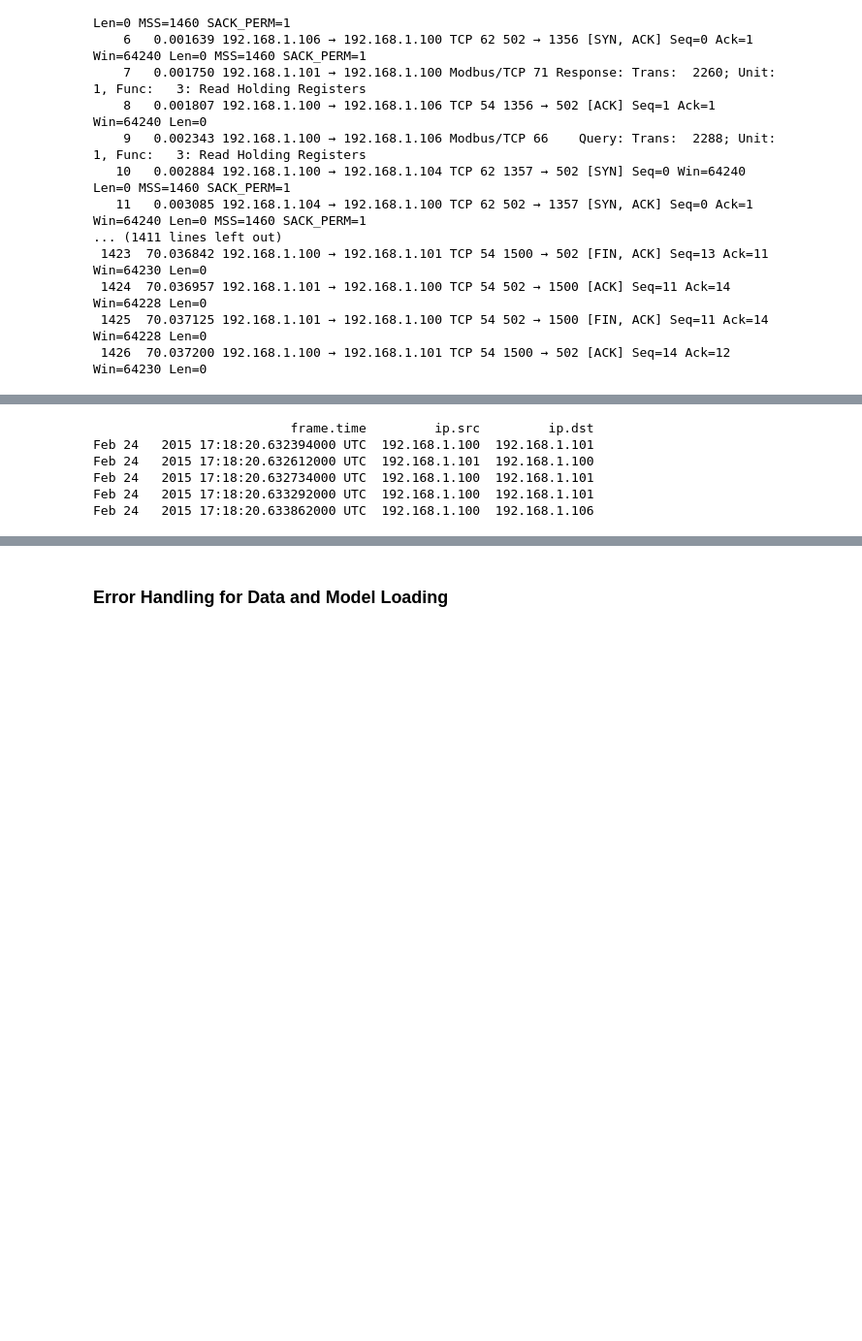
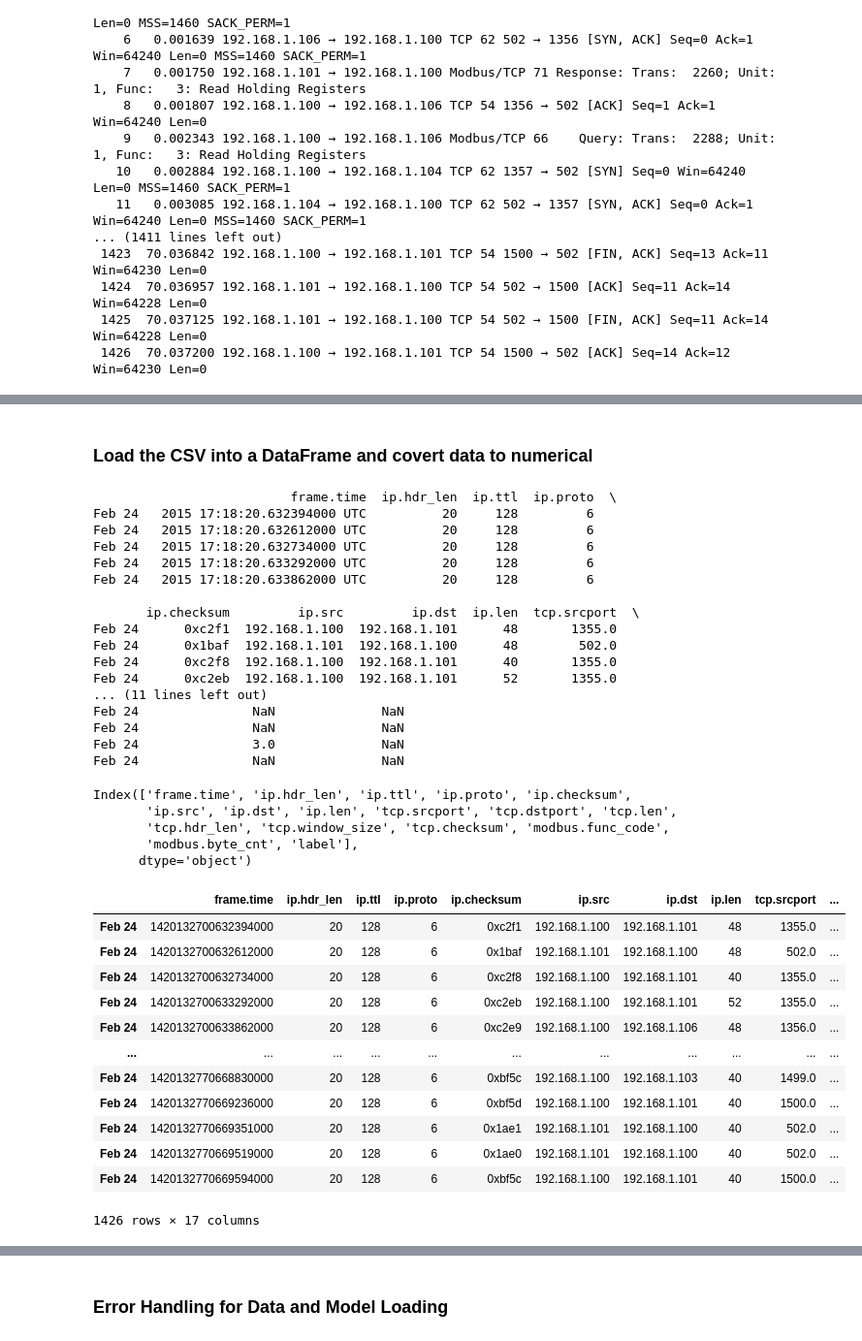
Before and after one commit to abudeeb/Modbus_xNIDS, a Jupyter notebook: IDS_training_and_preprocessing.ipynb, the cells around one changed output, grey strips where cells are left out. Shown at 97% size. Drawn from its saved outputs; the diff is of its cells as text; code cells hidden in the pictures; blank space fills up the shorter version.

```diff
--- a/IDS_training_and_preprocessing.ipynb
+++ b/IDS_training_and_preprocessing.ipynb
@@ -84,16 +71,54 @@ Feb 24, 2015 17:19:30.669594000 UTC,192.168.1.100,192.168.1.101
+# %% [markdown]
+### Load the CSV into a DataFrame and covert data to numerical
 # %%
 import pandas as pd
 # Loading the Data into Python
 try:
     # Attempt to load data
     df = pd.read_csv('modbus_data.csv')
     print(df.head())
 except pd.errors.EmptyDataError:
     print("No data found in the CSV. Verify that tshark extracted data correctly.")
+
+# Convert the timestamp column to datetime format
+df['frame.time'] = pd.to_numeric(pd.to_datetime(df['frame.time'], errors='coerce'))
+df1 = pd.read_csv('/content/CnC_uploading_exe_modbus_6RTU_with_operate_labeled.csv',sep=';',index_col=0,header=None,names=['labels'])
+df['label'] = df1['labels'].to_list()
+print(df.columns)
+df
 # %% [output]
-                          frame.time         ip.src         ip.dst
-Feb 24   2015 17:18:20.632394000 UTC  192.168.1.100  192.168.1.101
-Feb 24   2015 17:18:20.632612000 UTC  192.168.1.101  192.168.1.100
-Feb 24   2015 17:18:20.632734000 UTC  192.168.1.100  192.168.1.101
-Feb 24   2015 17:18:20.633292000 UTC  192.168.1.100  192.168.1.101
-Feb 24   2015 17:18:20.633862000 UTC  192.168.1.100  192.168.1.106
+                          frame.time  ip.hdr_len  ip.ttl  ip.proto  \
+Feb 24   2015 17:18:20.632394000 UTC          20     128         6
+Feb 24   2015 17:18:20.632612000 UTC          20     128         6
+Feb 24   2015 17:18:20.632734000 UTC          20     128         6
+Feb 24   2015 17:18:20.633292000 UTC          20     128         6
+Feb 24   2015 17:18:20.633862000 UTC          20     128         6
+
+       ip.checksum         ip.src         ip.dst  ip.len  tcp.srcport  \
+Feb 24      0xc2f1  192.168.1.100  192.168.1.101      48       1355.0
+Feb 24      0x1baf  192.168.1.101  192.168.1.100      48        502.0
+Feb 24      0xc2f8  192.168.1.100  192.168.1.101      40       1355.0
+Feb 24      0xc2eb  192.168.1.100  192.168.1.101      52       1355.0
+... (11 lines left out)
+Feb 24               NaN              NaN
+Feb 24               NaN              NaN
+Feb 24               3.0              NaN
+Feb 24               NaN              NaN
+Index(['frame.time', 'ip.hdr_len', 'ip.ttl', 'ip.proto', 'ip.checksum',
+       'ip.src', 'ip.dst', 'ip.len', 'tcp.srcport', 'tcp.dstport', 'tcp.len',
+       'tcp.hdr_len', 'tcp.window_size', 'tcp.checksum', 'modbus.func_code',
+       'modbus.byte_cnt', 'label'],
+      dtype='object')
+|  | frame.time | ip.hdr_len | ip.ttl | ip.proto | ip.checksum | ip.src | ip.dst | ip.len | tcp.srcport | ... |
+| Feb 24 | 1420132700632394000 | 20 | 128 | 6 | 0xc2f1 | 192.168.1.100 | 192.168.1.101 | 48 | 1355.0 | ... |
+| Feb 24 | 1420132700632612000 | 20 | 128 | 6 | 0x1baf | 192.168.1.101 | 192.168.1.100 | 48 | 502.0 | ... |
+| Feb 24 | 1420132700632734000 | 20 | 128 | 6 | 0xc2f8 | 192.168.1.100 | 192.168.1.101 | 40 | 1355.0 | ... |
+| Feb 24 | 1420132700633292000 | 20 | 128 | 6 | 0xc2eb | 192.168.1.100 | 192.168.1.101 | 52 | 1355.0 | ... |
+| Feb 24 | 1420132700633862000 | 20 | 128 | 6 | 0xc2e9 | 192.168.1.100 | 192.168.1.106 | 48 | 1356.0 | ... |
+| ... | ... | ... | ... | ... | ... | ... | ... | ... | ... | ... |
+| Feb 24 | 1420132770668830000 | 20 | 128 | 6 | 0xbf5c | 192.168.1.100 | 192.168.1.103 | 40 | 1499.0 | ... |
+| Feb 24 | 1420132770669236000 | 20 | 128 | 6 | 0xbf5d | 192.168.1.100 | 192.168.1.101 | 40 | 1500.0 | ... |
+| Feb 24 | 1420132770669351000 | 20 | 128 | 6 | 0x1ae1 | 192.168.1.101 | 192.168.1.100 | 40 | 502.0 | ... |
+| Feb 24 | 1420132770669519000 | 20 | 128 | 6 | 0x1ae0 | 192.168.1.101 | 192.168.1.100 | 40 | 502.0 | ... |
+| Feb 24 | 1420132770669594000 | 20 | 128 | 6 | 0xbf5c | 192.168.1.100 | 192.168.1.101 | 40 | 1500.0 | ... |
+1426 rows × 17 columns
```
Also changed, not shown: parts of 35 cells of this notebook.
